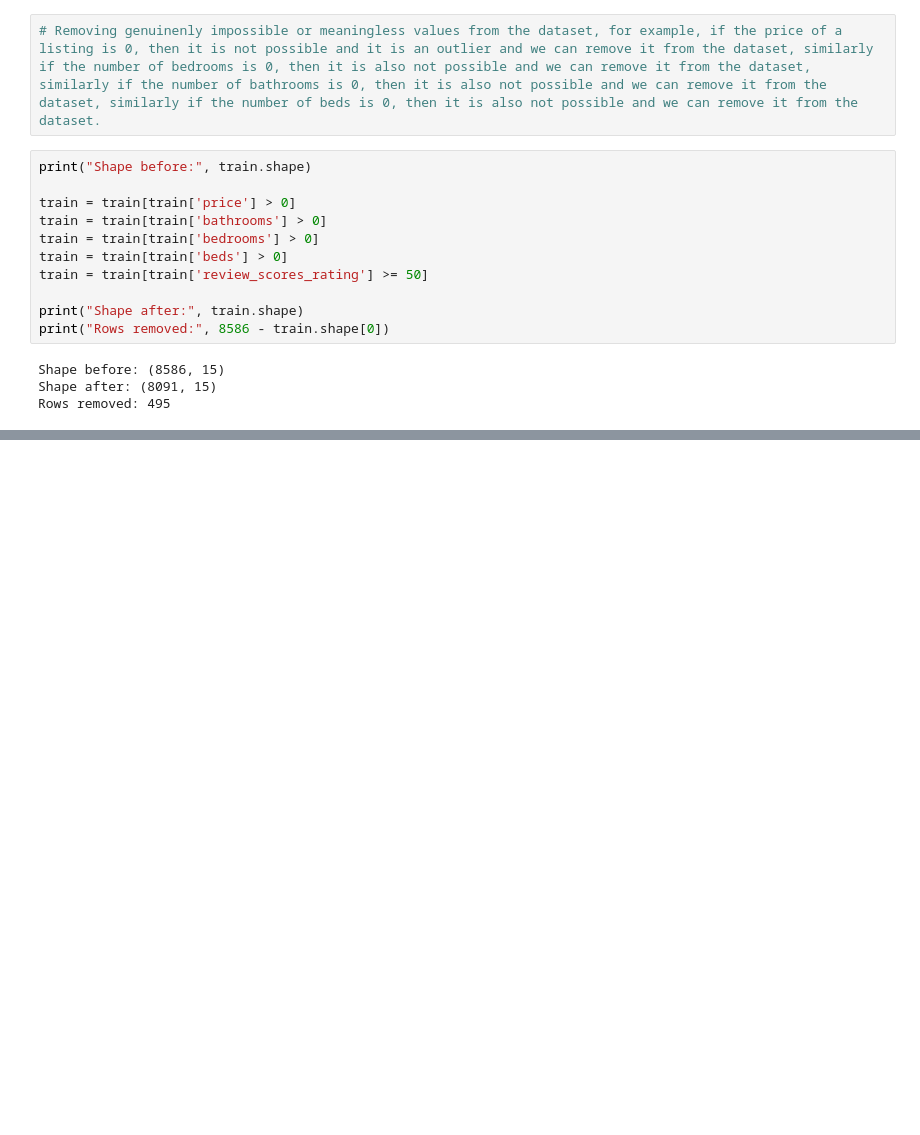
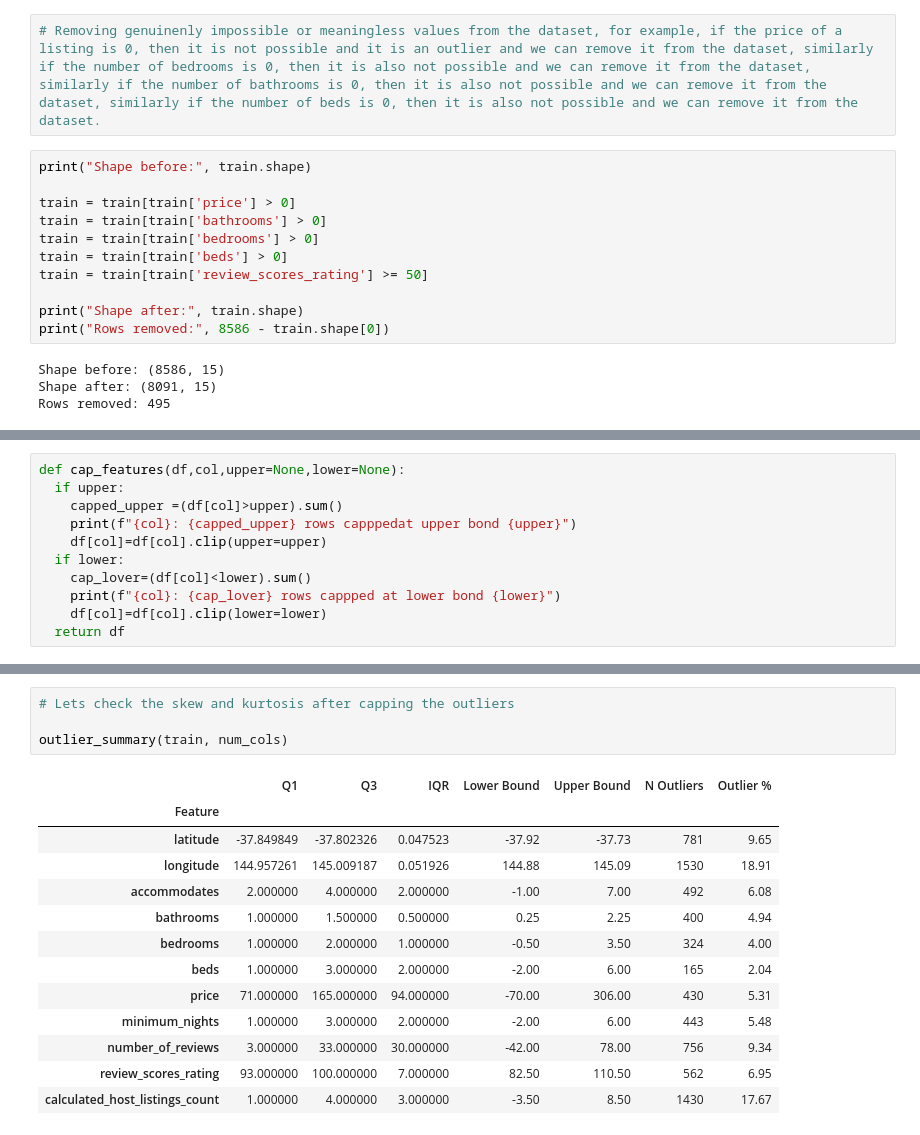
Before and after one commit to Anirudh-red11/Comp_ML_Melb_airbnb, a Jupyter notebook: notebook/mainnote.ipynb, the cells around one changed output, grey strips where cells are left out. Drawn from its saved outputs; the diff is of its cells as text; blank space fills up the shorter version.

```diff
--- a/notebook/mainnote.ipynb
+++ b/notebook/mainnote.ipynb
@@ -386,0 +383,11 @@ Rows removed: 495
+# %%
+def cap_features(df,col,upper=None,lower=None):
+  if upper:
+    capped_upper =(df[col]>upper).sum()
+    print(f"{col}: {capped_upper} rows capppedat upper bond {upper}")
+    df[col]=df[col].clip(upper=upper)
+  if lower:
+    cap_lover=(df[col]<lower).sum()
+    print(f"{col}: {cap_lover} rows cappped at lower bond {lower}")
+    df[col]=df[col].clip(lower=lower)
+  return df
@@ -386,0 +418,18 @@ Rows removed: 495
+# %%
+# Lets check the skew and kurtosis after capping the outliers
+
+outlier_summary(train, num_cols)
+# %% [output]
+|  | Q1 | Q3 | IQR | Lower Bound | Upper Bound | N Outliers | Outlier % |
+| Feature |  |  |  |  |  |  |  |
+| latitude | -37.849849 | -37.802326 | 0.047523 | -37.92 | -37.73 | 781 | 9.65 |
+| longitude | 144.957261 | 145.009187 | 0.051926 | 144.88 | 145.09 | 1530 | 18.91 |
+| accommodates | 2.000000 | 4.000000 | 2.000000 | -1.00 | 7.00 | 492 | 6.08 |
+| bathrooms | 1.000000 | 1.500000 | 0.500000 | 0.25 | 2.25 | 400 | 4.94 |
+| bedrooms | 1.000000 | 2.000000 | 1.000000 | -0.50 | 3.50 | 324 | 4.00 |
+| beds | 1.000000 | 3.000000 | 2.000000 | -2.00 | 6.00 | 165 | 2.04 |
+| price | 71.000000 | 165.000000 | 94.000000 | -70.00 | 306.00 | 430 | 5.31 |
+| minimum_nights | 1.000000 | 3.000000 | 2.000000 | -2.00 | 6.00 | 443 | 5.48 |
+| number_of_reviews | 3.000000 | 33.000000 | 30.000000 | -42.00 | 78.00 | 756 | 9.34 |
+| review_scores_rating | 93.000000 | 100.000000 | 7.000000 | 82.50 | 110.50 | 562 | 6.95 |
+| calculated_host_listings_count | 1.000000 | 4.000000 | 3.000000 | -3.50 | 8.50 | 1430 | 17.67 |
```
Also changed, not shown: parts of 13 cells of this notebook, 2 other files.
